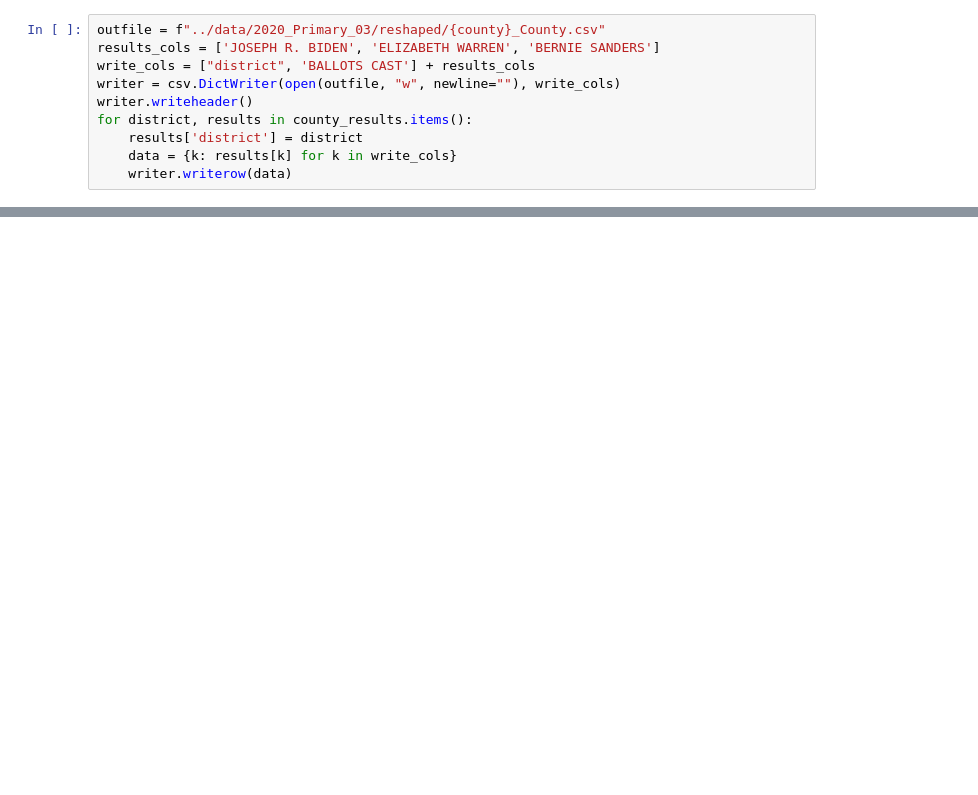
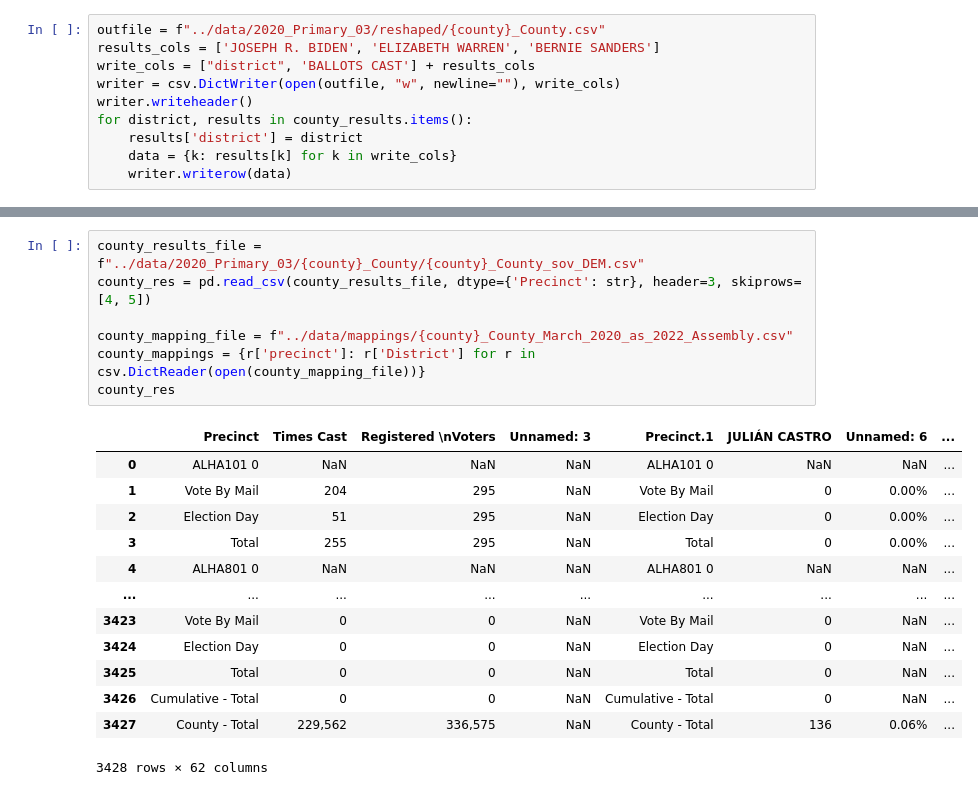
Before and after one commit to talevy42/cadsa-research, a Jupyter notebook: scripts/Collate Results.ipynb, the cells around one changed output, grey strips where cells are left out. Saved outputs shown, nothing was run; the diff lists cells and outputs as text; blank space fills up the shorter version.

Commit message:
primary contra costa reshape

```diff
--- a/scripts/Collate Results.ipynb
+++ b/scripts/Collate Results.ipynb
@@ -323,0 +336,21 @@ for district, results in county_results.items():
+# %%
+county_results_file = f"../data/2020_Primary_03/{county}_County/{county}_County_sov_DEM.csv"
+county_res = pd.read_csv(county_results_file, dtype={'Precinct': str}, header=3, skiprows=[4, 5])
+
+county_mapping_file = f"../data/mappings/{county}_County_March_2020_as_2022_Assembly.csv"
+county_mappings = {r['precinct']: r['District'] for r in csv.DictReader(open(county_mapping_file))}
+county_res
+# %% [output]
+|  | Precinct | Times Cast | Registered \nVoters | Unnamed: 3 | Precinct.1 | JULIÁN CASTRO | Unnamed: 6 | ... |
+| 0 | ALHA101 0 | NaN | NaN | NaN | ALHA101 0 | NaN | NaN | ... |
+| 1 | Vote By Mail | 204 | 295 | NaN | Vote By Mail | 0 | 0.00% | ... |
+| 2 | Election Day | 51 | 295 | NaN | Election Day | 0 | 0.00% | ... |
+| 3 | Total | 255 | 295 | NaN | Total | 0 | 0.00% | ... |
+| 4 | ALHA801 0 | NaN | NaN | NaN | ALHA801 0 | NaN | NaN | ... |
+| ... | ... | ... | ... | ... | ... | ... | ... | ... |
+| 3423 | Vote By Mail | 0 | 0 | NaN | Vote By Mail | 0 | NaN | ... |
+| 3424 | Election Day | 0 | 0 | NaN | Election Day | 0 | NaN | ... |
+| 3425 | Total | 0 | 0 | NaN | Total | 0 | NaN | ... |
+| 3426 | Cumulative - Total | 0 | 0 | NaN | Cumulative - Total | 0 | NaN | ... |
+| 3427 | County - Total | 229,562 | 336,575 | NaN | County - Total | 136 | 0.06% | ... |
+3428 rows × 62 columns
```
Also changed, not shown: parts of 9 cells of this notebook, 1 other file.
